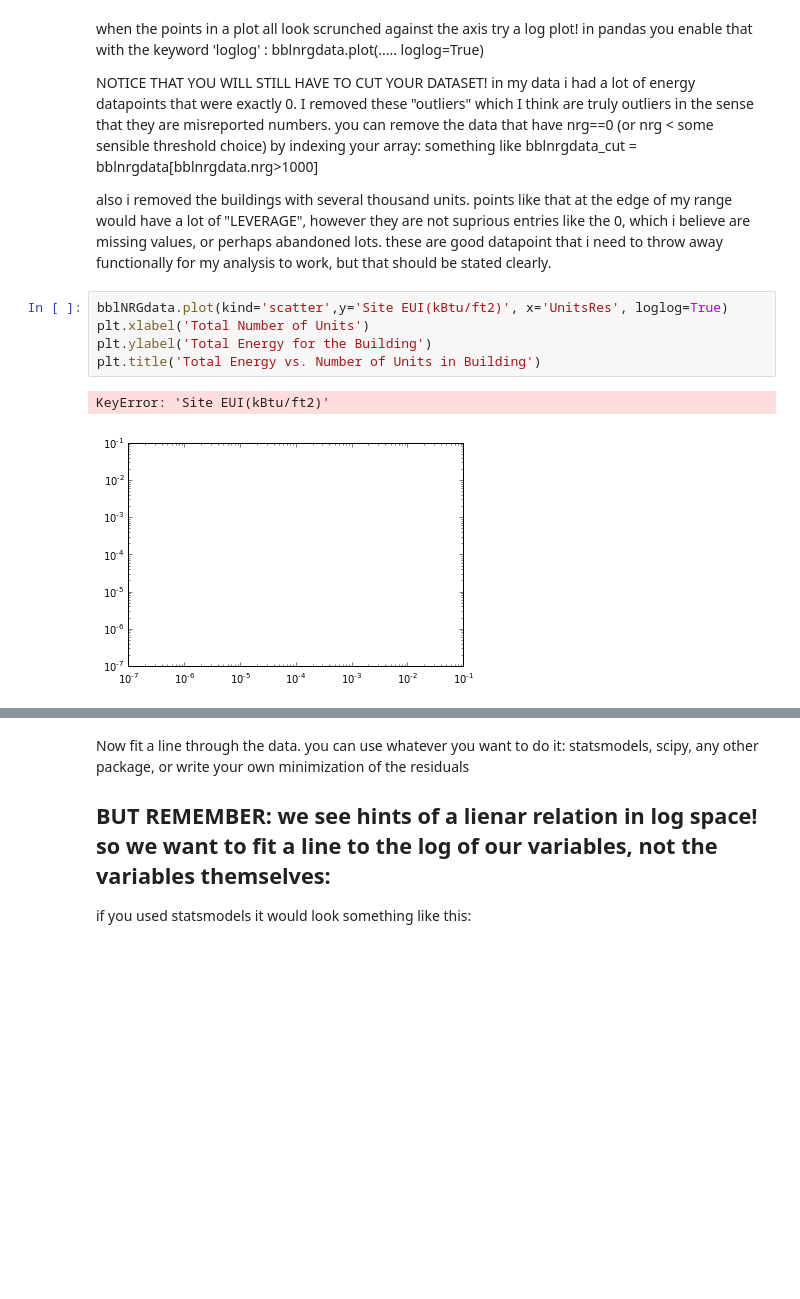
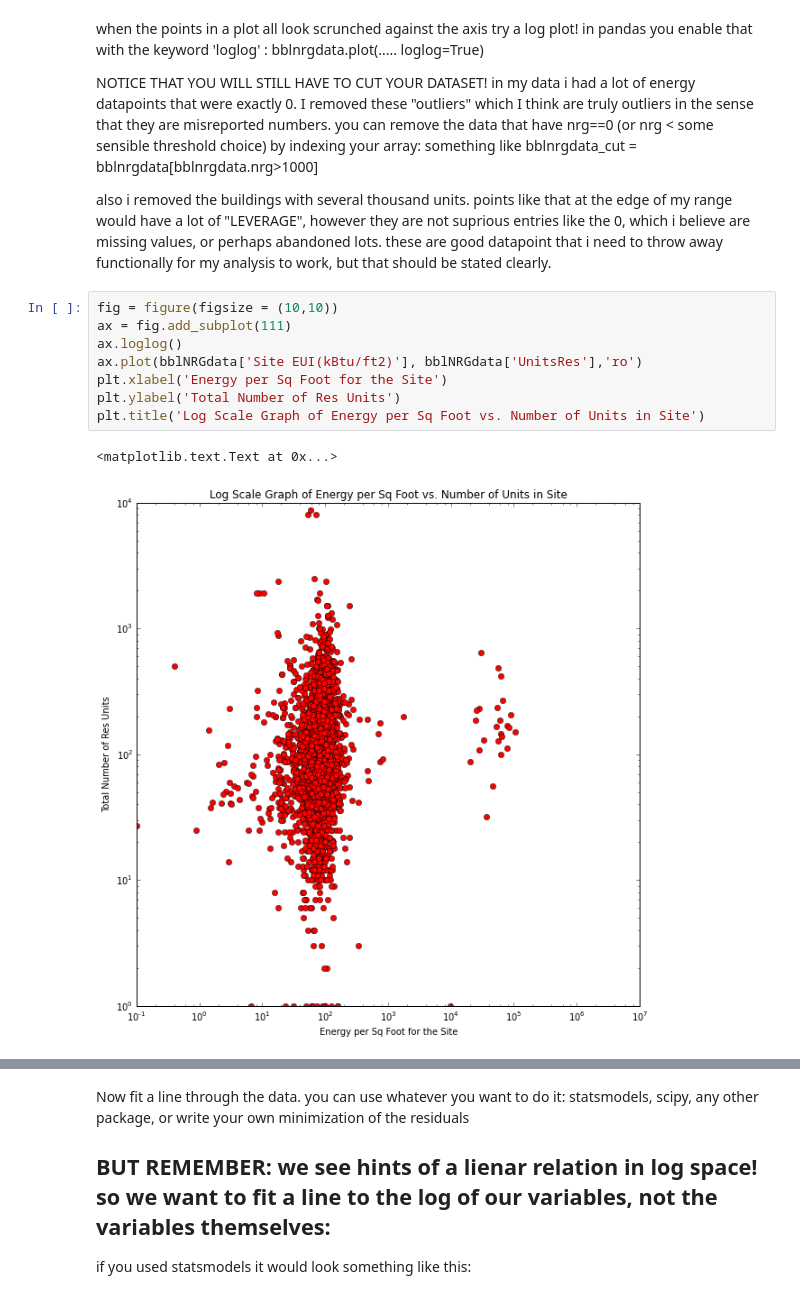
Before and after one commit to michellemho/PUI2015_mmh555, a Jupyter notebook: HW5/building_nrg_instructions.ipynb, the cells around one changed output, grey strips where cells are left out. Saved outputs shown, nothing was run; the diff lists cells and outputs as text; blank space fills up the shorter version.

```diff
--- a/HW5/building_nrg_instructions.ipynb
+++ b/HW5/building_nrg_instructions.ipynb
@@ -248,11 +257,14 @@ NOTICE THAT YOU WILL STILL HAVE TO CUT YOUR DATASET! in my data i had a lot of e
 something like bblnrgdata_cut = bblnrgdata[bblnrgdata.nrg>1000]
 
 also i removed the buildings with several thousand units. points like that at the edge of my range would have a lot of "LEVERAGE", however  they are not suprious entries like the 0, which i believe are missing values, or perhaps abandoned lots. these are good datapoint that i need to throw away functionally for my analysis to work, but that should be stated clearly.
-# %%
-bblNRGdata.plot(kind='scatter',y='Site EUI(kBtu/ft2)', x='UnitsRes', loglog=True)
-plt.xlabel('Total Number of Units')
-plt.ylabel('Total Energy for the Building')
-plt.title('Total Energy vs. Number of Units in Building')
-# %% [output]
-KeyError: 'Site EUI(kBtu/ft2)'
-[figure, removed]
+# %%
+fig = figure(figsize = (10,10))
+ax = fig.add_subplot(111)
+ax.loglog()
+ax.plot(bblNRGdata['Site EUI(kBtu/ft2)'], bblNRGdata['UnitsRes'],'ro')
+plt.xlabel('Energy per Sq Foot for the Site')
+plt.ylabel('Total Number of Res Units')
+plt.title('Log Scale Graph of Energy per Sq Foot vs. Number of Units in Site')
+# %% [output]
+<matplotlib.text.Text at 0x...>
+[figure, added]
```
Also changed, not shown: parts of 19 cells of this notebook.
